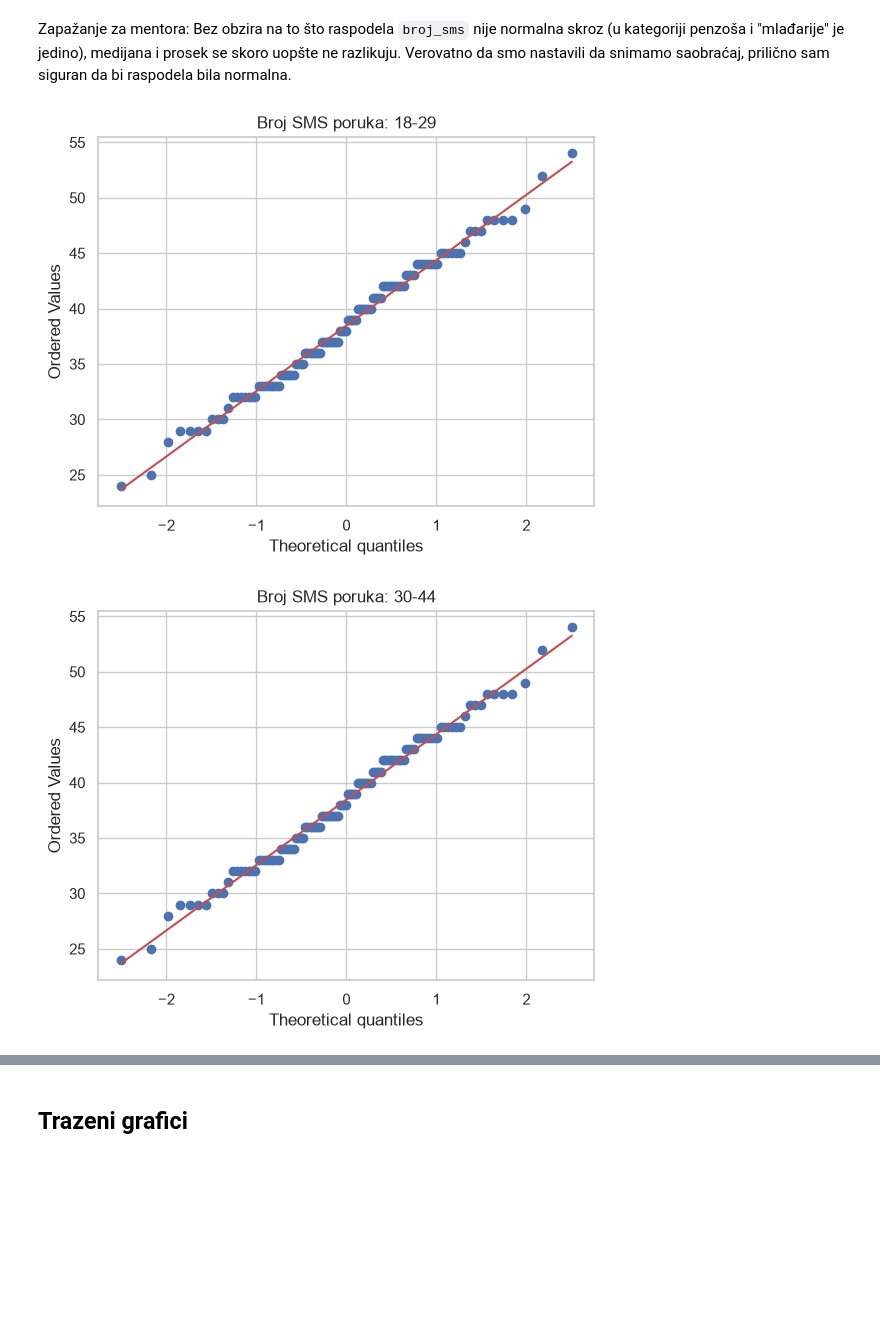
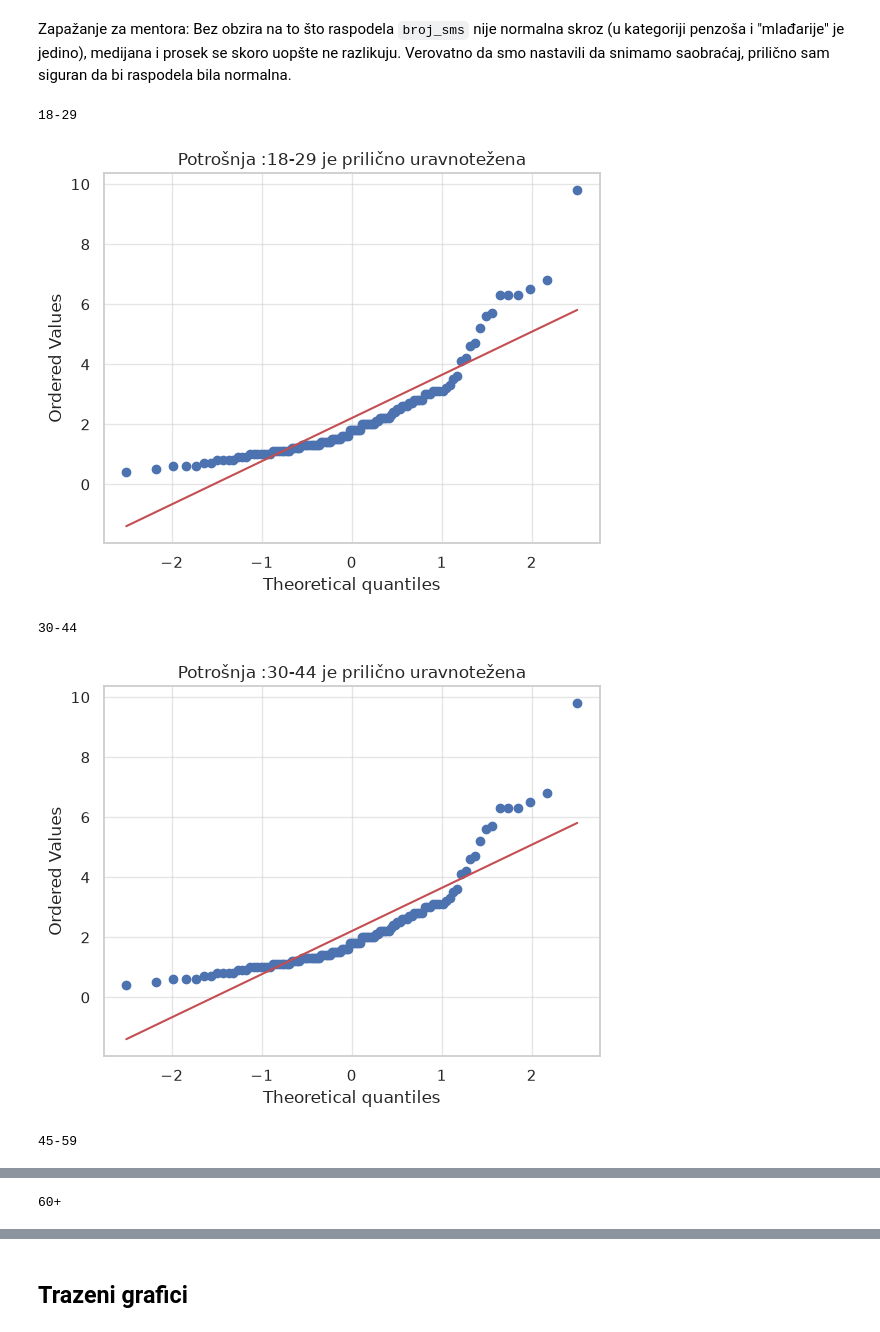
Before and after one commit to machina390/telekom-analytics, a Jupyter notebook: rezultati/03_analiza.ipynb, the cells around one changed output, grey strips where cells are left out. Cells and saved outputs as stored; diff of their text form; code cells hidden in the pictures; blank space fills up the shorter version.

```diff
--- a/rezultati/03_analiza.ipynb
+++ b/rezultati/03_analiza.ipynb
@@ -1,12 +1,18 @@
 # %%
+from pandas.core import col
 from scipy import stats
 import pandas as pd
+from scipy.ndimage import measurements
+
+
 def mere(x:pd.Series)->dict:
     x=pd.to_numeric(x,errors="coerce").dropna().astype(float)
-
+    if x.empty:
+        return None
     positive = x[x>0]
 
     summary = stats.describe(x)
+
 
     q3=x.quantile(q=0.75)
     q1=x.quantile(q=0.25)
@@ -344,12 +461,13 @@ for name,data in frame:
         stat,p_val = shapiro(data[col])
         print(f"{col}/{name}/{stat}/{p_val>0.05}\n")
 
-print("\n")
-for col in ["potrosnja_gb", "broj_sms"]:
+print("\nKruskall:")
+for col in ["potrosnja_gb", "broj_sms","minuti_poziva"]:
     samples = []
 
     for name, data in frame:
         samples.append(data[col].dropna())
+        print(name,len(data))
 
     H, p = kruskal(*samples)
 
@@ -387,10 +507,15 @@ Name: broj_sms, dtype: float64
 Zapažanje za mentora: Bez obzira na to što raspodela `broj_sms` nije normalna skroz (u kategoriji penzoša i "mlađarije" je jedino), medijana i prosek se skoro uopšte ne razlikuju. Verovatno da smo nastavili da snimamo saobraćaj, prilično sam siguran da bi raspodela bila normalna.
 # %%
 for name, group in frame:
+    print(name)
     plt.figure()
-    stats.probplot(data["broj_sms"].dropna(),dist="norm",plot=plt)
-    plt.title(f"Broj SMS poruka: {name}")
+    stats.probplot(data["potrosnja_gb"].dropna(),dist="norm",plot=plt)
+    plt.title(f"Potrošnja :{name} je prilično uravnotežena")
+    plt.savefig(f"grafikoni/potrosnja_{name}.png",dpi=130)
     plt.show()
 # %% [output]
+18-29
-[figure, old version]
+[figure, new version]
+30-44
-[figure, old version]
+[figure, new version]
+45-59
@@ -397,0 +523 @@ for name, group in frame:
+60+
```
Also changed, not shown: parts of 18 cells of this notebook, 6 other files.
